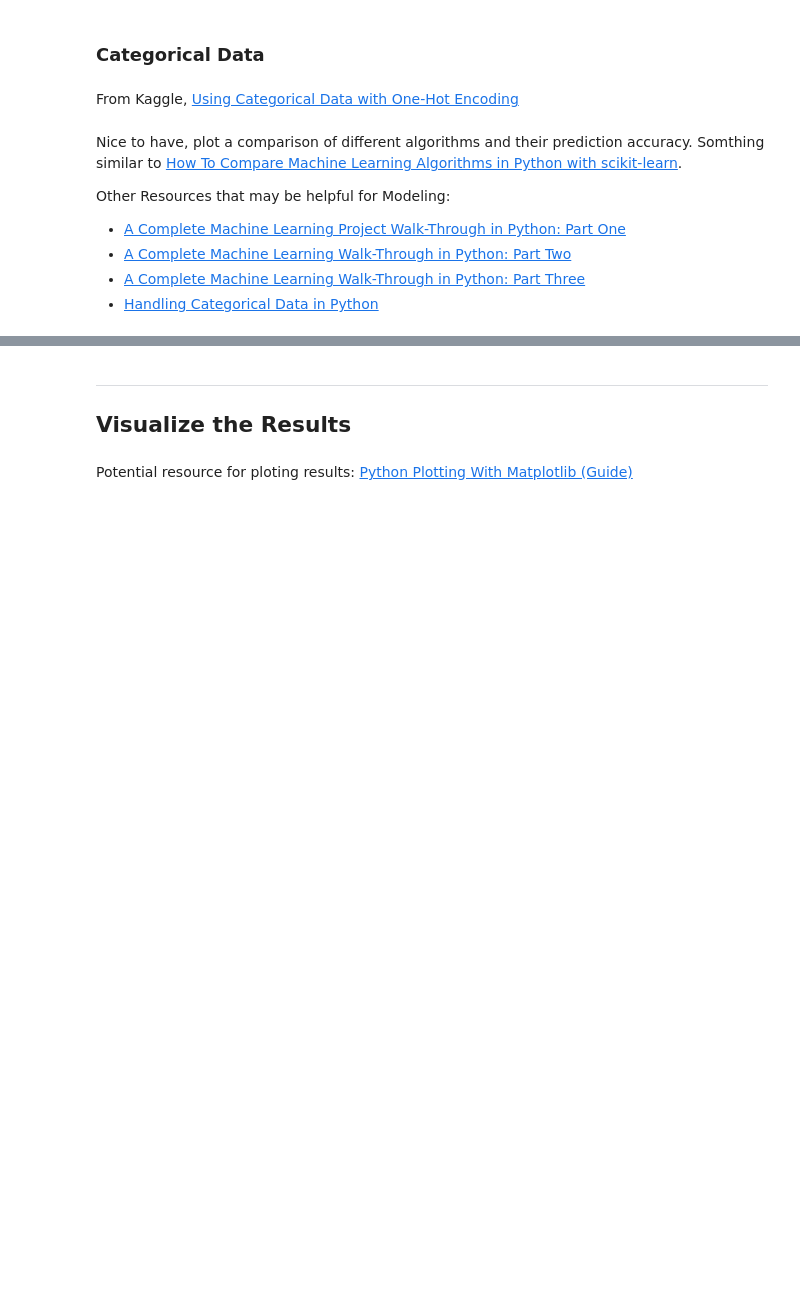
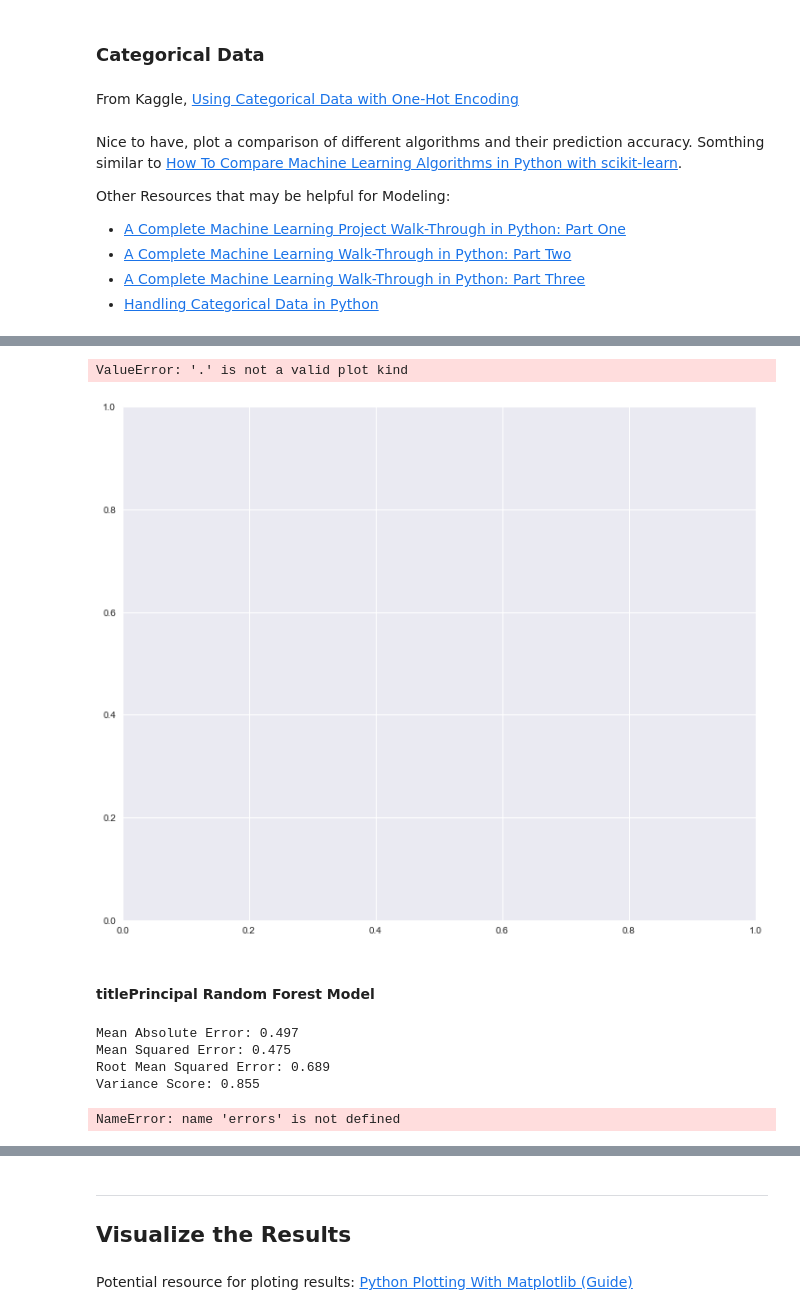
Before and after one commit to dniedermier-cscc/Scrum-Lords-Capstone-2018, a Jupyter notebook: IMDB/Working Notebooks/IMDB_Capstone_CS_v2.ipynb, the cells around one changed output, grey strips where cells are left out. Cells and saved outputs as stored; diff of their text form; code cells hidden in the pictures; blank space fills up the shorter version.

```diff
--- a/IMDB/Working Notebooks/IMDB_Capstone_CS_v2.ipynb
+++ b/IMDB/Working Notebooks/IMDB_Capstone_CS_v2.ipynb
@@ -1302,0 +1378,3 @@ plt.show()
+# %%
+df=pd.DataFrame({'Actual':val_y, 'Predicted':val_predictions})
+df.head()
@@ -1302,0 +1389,37 @@ plt.show()
+# %%
+fig, ax = plt.subplots(figsize=(12,10))
+df.plot('Actual', 'Predicted', '.')
+ax.plot('Actual', 'Predicted', 'r')
+# %% [output]
+ValueError: '.' is not a valid plot kind
+[figure, added]
+# %% [markdown]
+#### titlePrincipal Random Forest Model
+# %%
+# define the model
+principal_forest_model = RandomForestRegressor(random_state=1)
+
+# fit the model
+principal_forest_model.fit(train_X, train_y)
+
+# get predicted ratings on validation data
+principalRating_predictions = principal_forest_model.predict(val_X)
+
+print('Mean Absolute Error: %.3f' % metrics.mean_absolute_error(val_y, principalRating_predictions))
+print('Mean Squared Error: %.3f' % metrics.mean_squared_error(val_y, principalRating_predictions))
+print('Root Mean Squared Error: %.3f' % np.sqrt(metrics.mean_squared_error(val_y, principalRating_predictions)))
+print('Variance Score: %.3f' % principal_forest_model.score(X, y, sample_weight=None))
+# %% [output]
+Mean Absolute Error: 0.497
+Mean Squared Error: 0.475
+Root Mean Squared Error: 0.689
+Variance Score: 0.855
+# %%
+# Calculate mean absolute percentage error (MAPE)
+mape = 100 * (errors / test_labels)
+
+# Calculate and display accuracy
+accuracy = 100 - np.mean(mape)
+print('Accuracy:', round(accuracy, 2), '%.')
+# %% [output]
+NameError: name 'errors' is not defined
```
Also changed, not shown: parts of 32 cells of this notebook.
